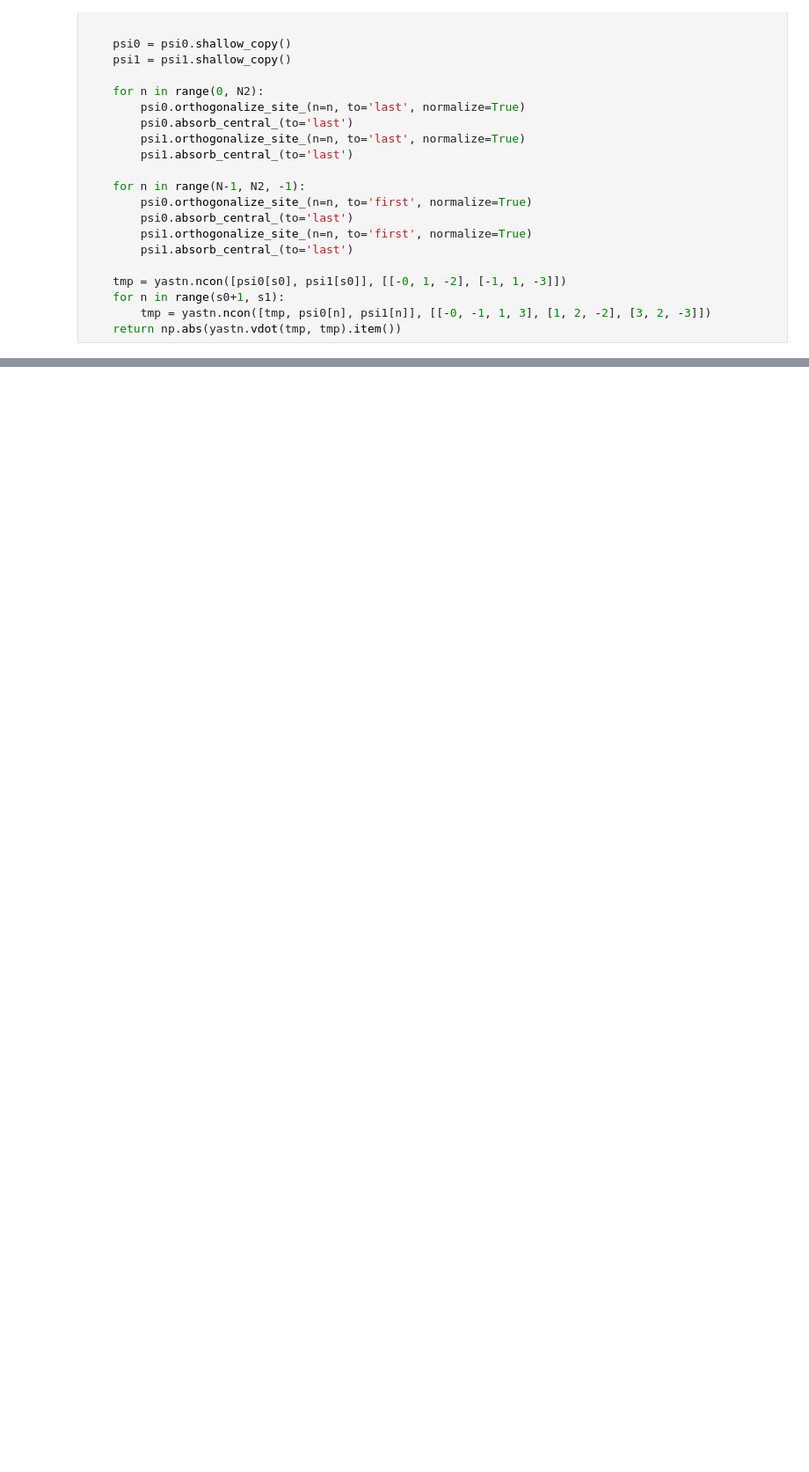
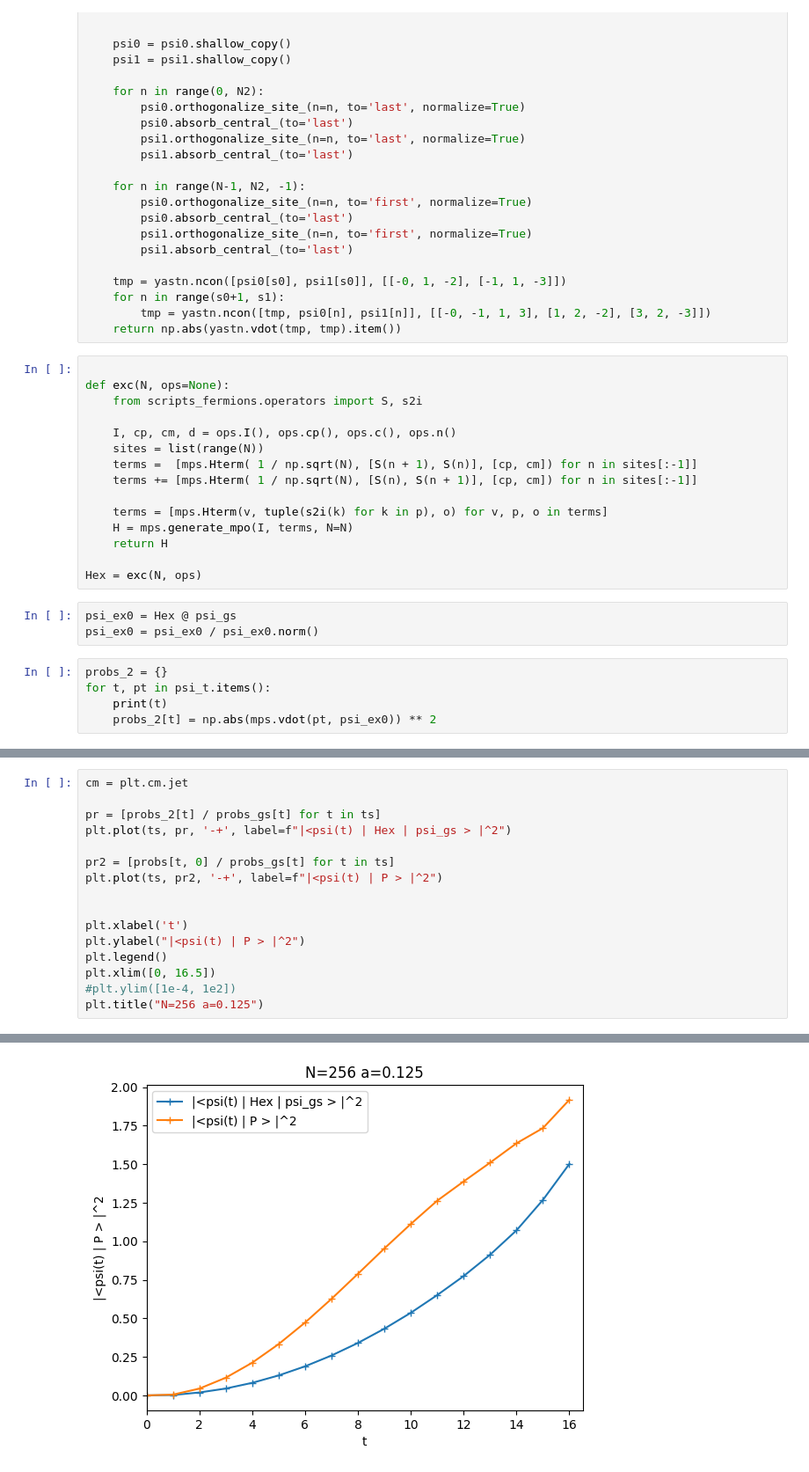
Before and after one commit to marekrams/pdf, a Jupyter notebook: multiplicity_m=0.5.ipynb, the cells around one changed output, grey strips where cells are left out. Shown at 88% size. Drawn from its saved outputs; the diff is of its cells as text; blank space fills up the shorter version.

```diff
--- a/multiplicity_m=0.5.ipynb
+++ b/multiplicity_m=0.5.ipynb
@@ -134,3 +171,26 @@ def trace_norm(psi0, psi1, Nc = 64):
     for n in range(s0+1, s1):
         tmp = yastn.ncon([tmp, psi0[n], psi1[n]], [[-0, -1, 1, 3], [1, 2, -2], [3, 2, -3]])
     return np.abs(yastn.vdot(tmp, tmp).item())
+# %%
+
+def exc(N, ops=None):
+    from scripts_fermions.operators import S, s2i
+
+    I, cp, cm, d = ops.I(), ops.cp(), ops.c(), ops.n()
+    sites = list(range(N))
+    terms =  [mps.Hterm( 1 / np.sqrt(N), [S(n + 1), S(n)], [cp, cm]) for n in sites[:-1]]
+    terms += [mps.Hterm( 1 / np.sqrt(N), [S(n), S(n + 1)], [cp, cm]) for n in sites[:-1]]
+
+    terms = [mps.Hterm(v, tuple(s2i(k) for k in p), o) for v, p, o in terms]
+    H = mps.generate_mpo(I, terms, N=N)
+    return H
+
+Hex = exc(N, ops)
+# %%
+psi_ex0 = Hex @ psi_gs
+psi_ex0 = psi_ex0 / psi_ex0.norm()
+# %%
+probs_2 = {}
+for t, pt in psi_t.items():
+    print(t)
+    probs_2[t] = np.abs(mps.vdot(pt, psi_ex0)) ** 2
@@ -136,0 +215,17 @@ def trace_norm(psi0, psi1, Nc = 64):
+# %%
+cm = plt.cm.jet
+
+pr = [probs_2[t] / probs_gs[t] for t in ts]
+plt.plot(ts, pr, '-+', label=f"|<psi(t) | Hex | psi_gs > |^2")
+
+pr2 = [probs[t, 0] / probs_gs[t] for t in ts]
+plt.plot(ts, pr2, '-+', label=f"|<psi(t) | P > |^2")
+
+
+plt.xlabel('t')
+plt.ylabel("|<psi(t) | P > |^2")
+plt.legend()
+plt.xlim([0, 16.5])
+#plt.ylim([1e-4, 1e2])
+plt.title("N=256 a=0.125")
+# %% [output]
@@ -136,0 +233 @@ def trace_norm(psi0, psi1, Nc = 64):
+[figure, added]
```
Also changed, not shown: parts of 12 cells of this notebook, 11 other files.
